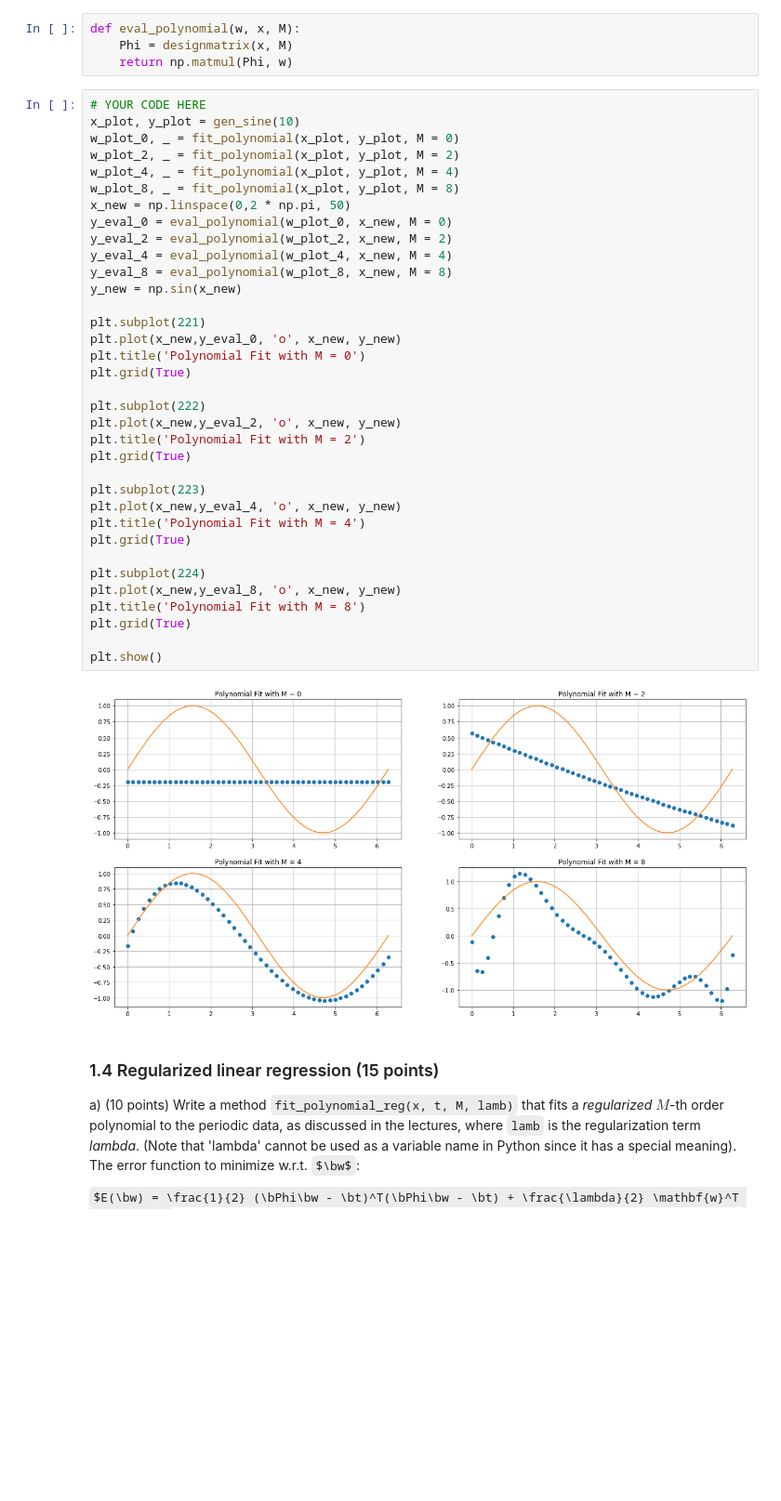
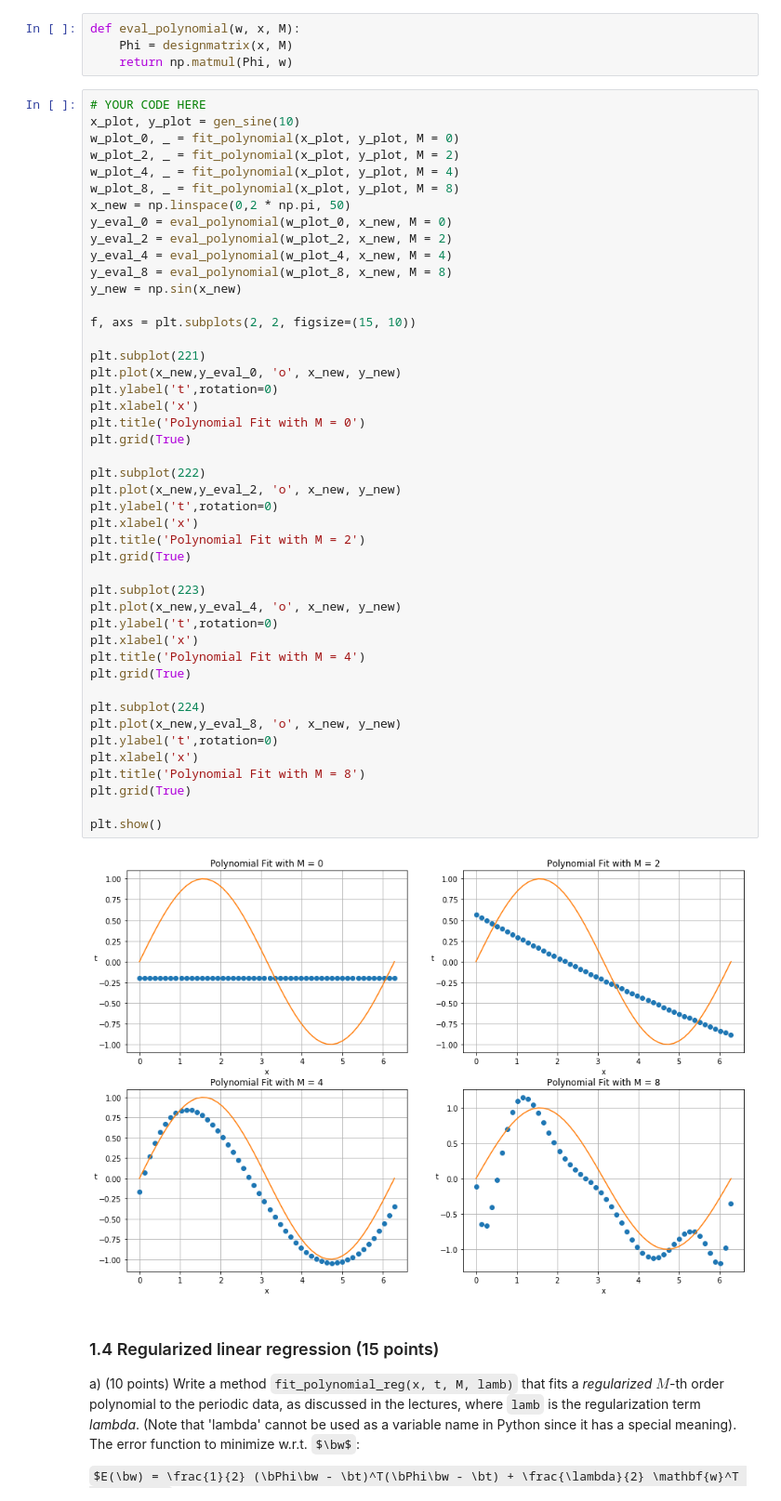
Before and after one commit to jamie0725/Machine-Learning-1, a Jupyter notebook: 12046477_12161381_lab1.ipynb, the cells around one changed output. Shown at 93% size. Drawn from its saved outputs; the diff is of its cells as text; some formulas as TeX source; blank space fills up the shorter version.

```diff
--- a/12046477_12161381_lab1.ipynb
+++ b/12046477_12161381_lab1.ipynb
@@ -191,34 +189,44 @@ w_plot_4, _ = fit_polynomial(x_plot, y_plot, M = 4)
 w_plot_8, _ = fit_polynomial(x_plot, y_plot, M = 8)
 x_new = np.linspace(0,2 * np.pi, 50)
 y_eval_0 = eval_polynomial(w_plot_0, x_new, M = 0)
 y_eval_2 = eval_polynomial(w_plot_2, x_new, M = 2)
 y_eval_4 = eval_polynomial(w_plot_4, x_new, M = 4)
 y_eval_8 = eval_polynomial(w_plot_8, x_new, M = 8)
 y_new = np.sin(x_new)
 
+f, axs = plt.subplots(2, 2, figsize=(15, 10))
+
 plt.subplot(221)
 plt.plot(x_new,y_eval_0, 'o', x_new, y_new)
+plt.ylabel('t',rotation=0)
+plt.xlabel('x')
 plt.title('Polynomial Fit with M = 0')
 plt.grid(True)
 
 plt.subplot(222)
 plt.plot(x_new,y_eval_2, 'o', x_new, y_new)
+plt.ylabel('t',rotation=0)
+plt.xlabel('x')
 plt.title('Polynomial Fit with M = 2')
 plt.grid(True)
 
 plt.subplot(223)
 plt.plot(x_new,y_eval_4, 'o', x_new, y_new)
+plt.ylabel('t',rotation=0)
+plt.xlabel('x')
 plt.title('Polynomial Fit with M = 4')
 plt.grid(True)
 
 plt.subplot(224)
 plt.plot(x_new,y_eval_8, 'o', x_new, y_new)
+plt.ylabel('t',rotation=0)
+plt.xlabel('x')
 plt.title('Polynomial Fit with M = 8')
 plt.grid(True)
 
 plt.show()
 # %% [output]
-[figure, old version]
+[figure, new version]
 # %% [markdown]
 ### 1.4 Regularized linear regression (15 points)
 
```
Also changed, not shown: parts of 8 cells of this notebook.
